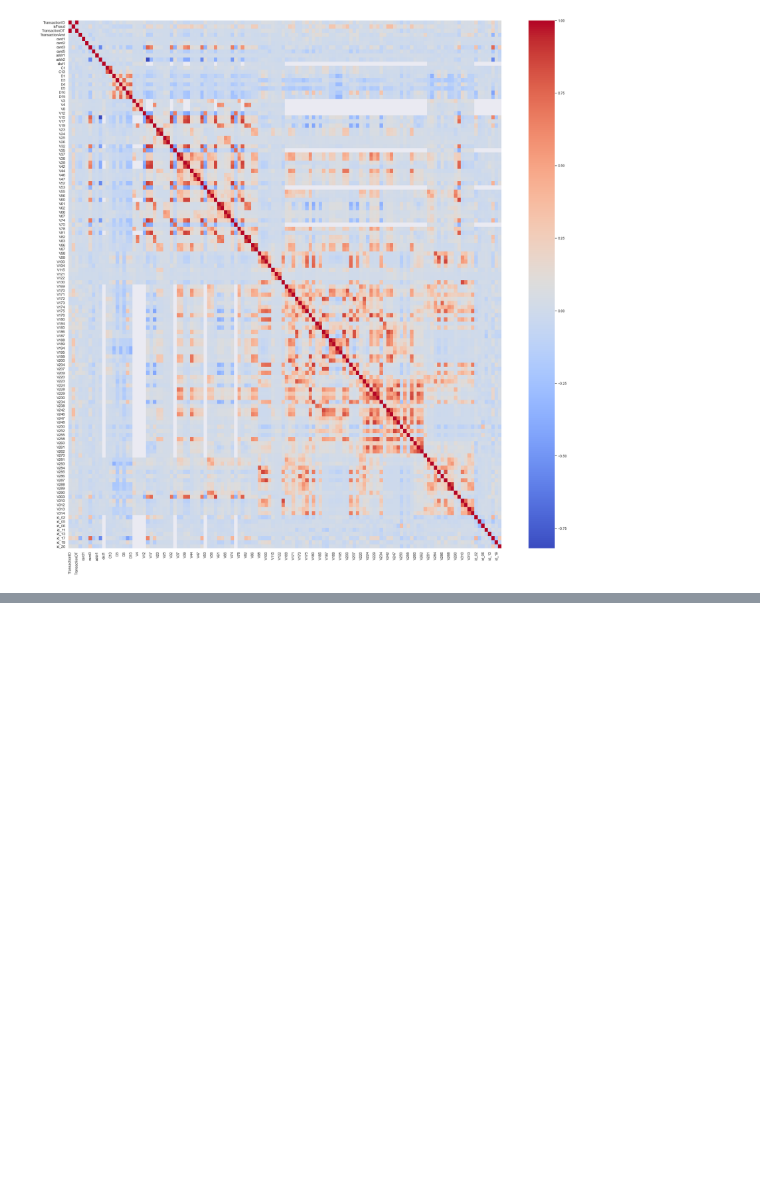
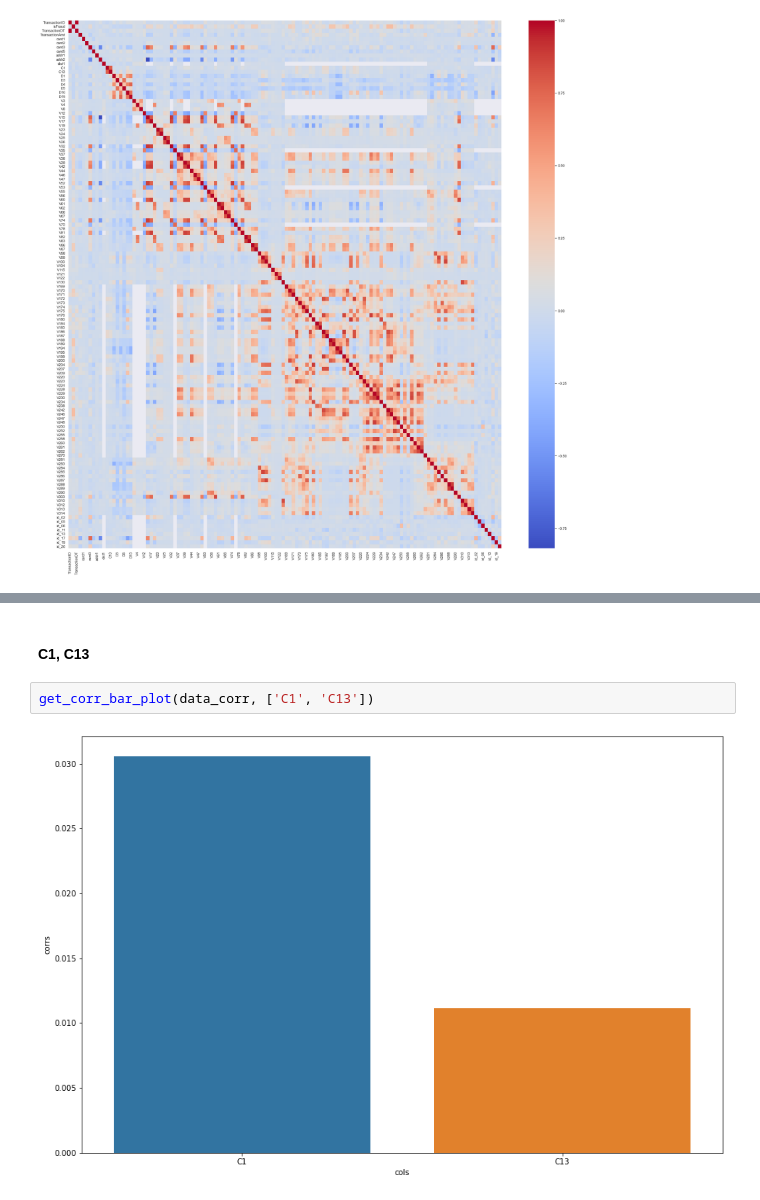
Before and after one commit to art204/fraud-detection, a Jupyter notebook: result_3_chpt.ipynb, the cells around one changed output, grey strips where cells are left out. Drawn from its saved outputs; the diff is of its cells as text; blank space fills up the shorter version.

```diff
--- a/result_3_chpt_with_heatmap.ipynb
+++ b/result_3_chpt.ipynb
@@ -402,0 +441,6 @@ sns.heatmap(data.corr(), cmap='coolwarm')
+# %% [markdown]
+#### C1, C13
+# %%
+get_corr_bar_plot(data_corr, ['C1', 'C13'])
+# %% [output]
+[figure, added]
```
Also changed, not shown: parts of 22 cells of this notebook.
